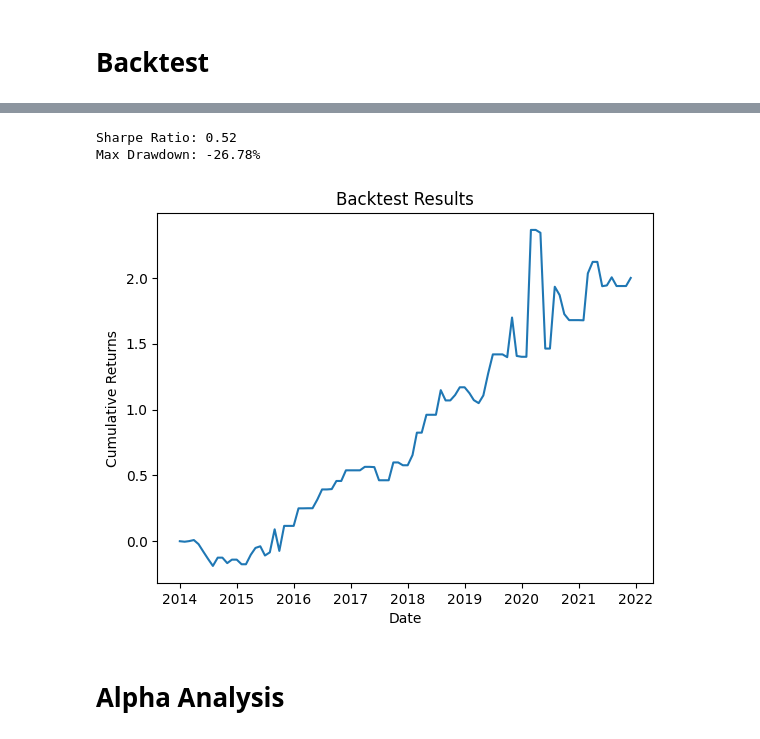
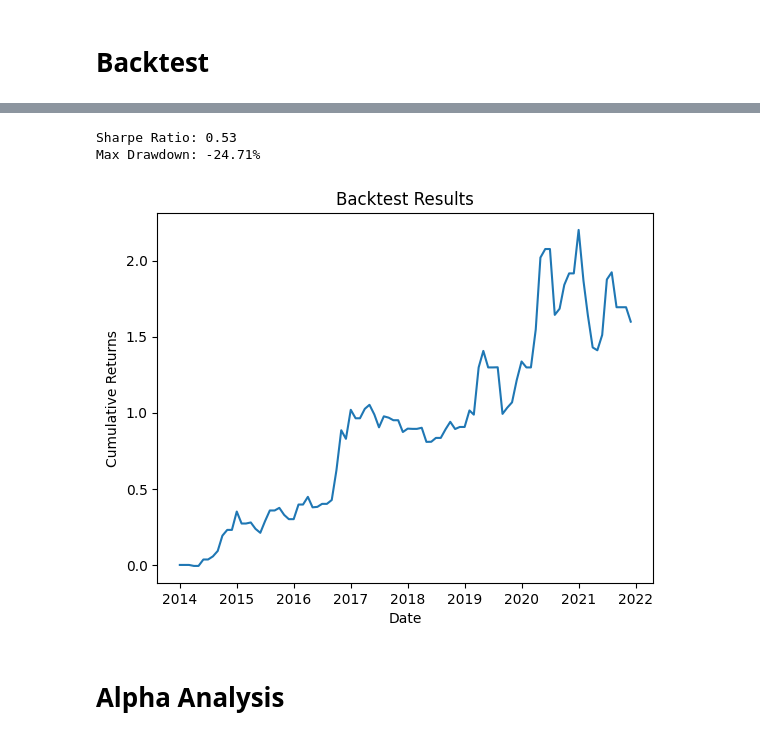
Before and after one commit to kcf1/fina4359-quant-trading, a Jupyter notebook: final/pilot/job_rrg.ipynb, the cells around one changed output, grey strips where cells are left out. Saved outputs shown, nothing was run; the diff lists cells and outputs as text; code cells hidden in the pictures.

```diff
--- a/final/pilot/job_rrg.ipynb
+++ b/final/pilot/job_rrg.ipynb
@@ -677,14 +677,14 @@ def get_sector_returns():
             SELECT
                 l.company_id,
                 c.conm,
-                c.cusip,
+                substr(c.cusip, 1, 8) AS cusip,
                 toString(floor(c.naics / 10000)) AS sector
             FROM linkup_firms l
             JOIN company_id_compustat_identifiers c
                 ON l.company_id = c.company_id
             WHERE c.naics IS NOT NULL
-            AND c.conm IS NOT NULL
-            AND c.conm != ''
+            AND c.cusip IS NOT NULL
+            AND c.cusip != ''
         ),
         monthly_returns AS (
             SELECT
@@ -693,7 +693,7 @@ def get_sector_returns():
                 toFloat64(r.RET) AS monthly_return
             FROM crsp_monthly_ret_all_firms_since_2000 r
             JOIN firm_cusip_sector f
-                ON r.COMNAM = f.conm
+                ON r.CUSIP = f.cusip
             WHERE toDate(toString(r.date)) BETWEEN '2014-01-01' AND '2021-12-31'
             AND r.RET IS NOT NULL
         )
@@ -731,55 +731,63 @@ joint
 # %%
-# backtest long leading short lagging adjust per month
+# Ensure dates are sorted
+dates = sorted(joint['date'].unique())
+
 long_sectors = []
 short_sectors = []
 returns = []
-for date in joint['date'].unique():
-    # Get signals for the month
-    monthly_signals = joint[joint['date'] == date]
+long_lag = 1   # months
+short_lag = 1  # months
 
-    # Calculate returns for the month
-    long_return = monthly_signals[monthly_signals['sector'].isin(long_sectors)]['eq_weighted_return'].mean()
-    short_return = monthly_signals[monthly_signals['sector'].isin(short_sectors)]['eq_weighted_return'].mean()
+for i, date in enumerate(dates):
+    if i >= long_lag:
+        long_signal_date = dates[i - long_lag]
+        long_signals = joint[joint['date'] == long_signal_date]
+        long_sectors = long_signals[long_signals['rotation_direction'] == 'Lagging → Leading']['sector'].tolist()
+    else:
+        long_sectors = []
 
-    # Net return (long - short)
+    if i >= short_lag:
+        short_signal_date = dates[i - short_lag]
+        short_signals = joint[joint['date'] == short_signal_date]
+        short_sectors = short_signals[short_signals['quadrant'] == 'Improving']['sector'].tolist()
+    else:
+        short_sectors = []
+
+    # Calculate returns for the current month
+    current_month = joint[joint['date'] == date]
+    long_return = current_month[current_month['sector'].isin(long_sectors)]['eq_weighted_return'].mean()
+    short_return = current_month[current_month['sector'].isin(short_sectors)]['eq_weighted_return'].mean()
+
     net_return = long_return - short_return if not np.isnan(long_return) and not np.isnan(short_return) else 0
+    # net_return = long_return if not np.isnan(long_return) else 0
     returns.append(net_return)
-
-    # Long only
-    # returns.append(long_return if not np.isnan(long_return) else 0)
-
-    # Long short for next month
-    long_sectors = monthly_signals[monthly_signals['rotation_direction'] == 'Leading → Improving']['sector'].tolist()
-    short_sectors = monthly_signals[monthly_signals['rotation_direction'] == 'Leading → Lagging']['sector'].tolist()
-    # long_sectors = monthly_signals[monthly_signals['quadrant'] == 'Leading']['sector'].tolist()
-    # short_sectors = monthly_signals[monthly_signals['quadrant'] == 'Lagging']['sector'].tolist()
 
 cumulative_returns = np.cumprod(1 + np.array(returns)) - 1
 
 # --- Sharpe Ratio calculation ---
 risk_free_rate = 0.036
 # Convert to monthly
 monthly_risk_free_rate = (1 + risk_free_rate) ** (1/12) - 1
 excess_returns = np.array(returns) - monthly_risk_free_rate
 sharpe_ratio = np.mean(excess_returns) / np.std(excess_returns) * np.sqrt(12)  # Annualized Sharpe Ratio
 print(f"Sharpe Ratio: {sharpe_ratio:.2f}")
 
 # --- Max Drawdown calculation ---
 capital = pd.Series(cumulative_returns) + 1
 running_max = capital.cummax()
 drawdown = (capital - running_max) / running_max
 max_drawdown = drawdown.min()
 print(f"Max Drawdown: {max_drawdown:.2%}")
 
 plt.plot(joint['date'].unique(), cumulative_returns)
 plt.xlabel('Date')
 plt.ylabel('Cumulative Returns')
 plt.title('Backtest Results')
 plt.show()
 # %% [output]
-Sharpe Ratio: 0.52
-Max Drawdown: -26.78%
+Sharpe Ratio: 0.53
+Max Drawdown: -24.71%
-[figure, old version]
+[figure, new version]
 # %% [markdown]
 # Alpha Analysis
 # %%
```
Also changed, not shown: parts of 2 cells of this notebook.
